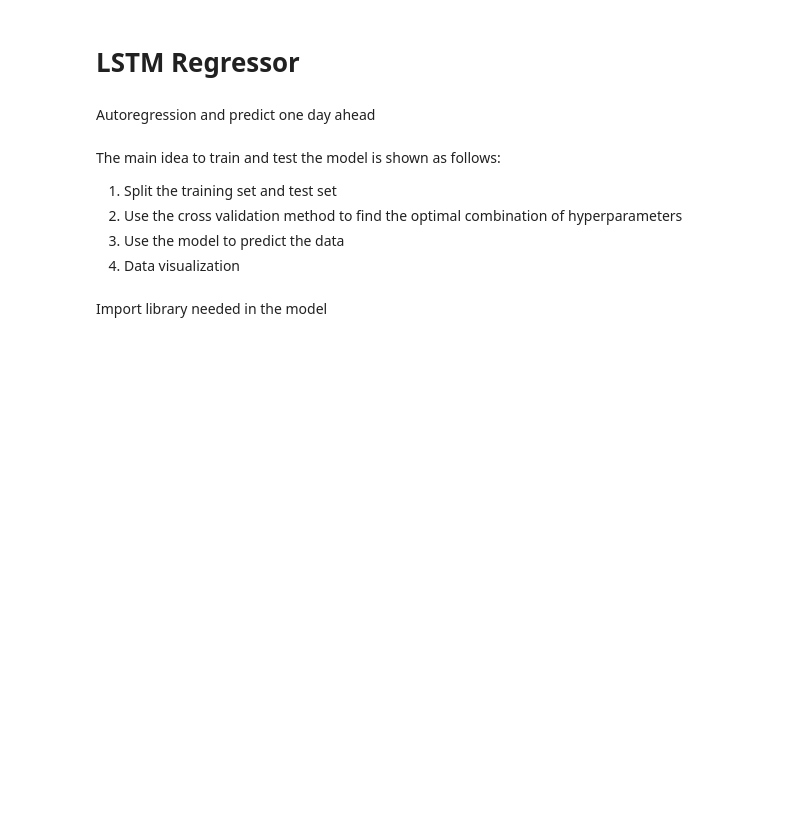
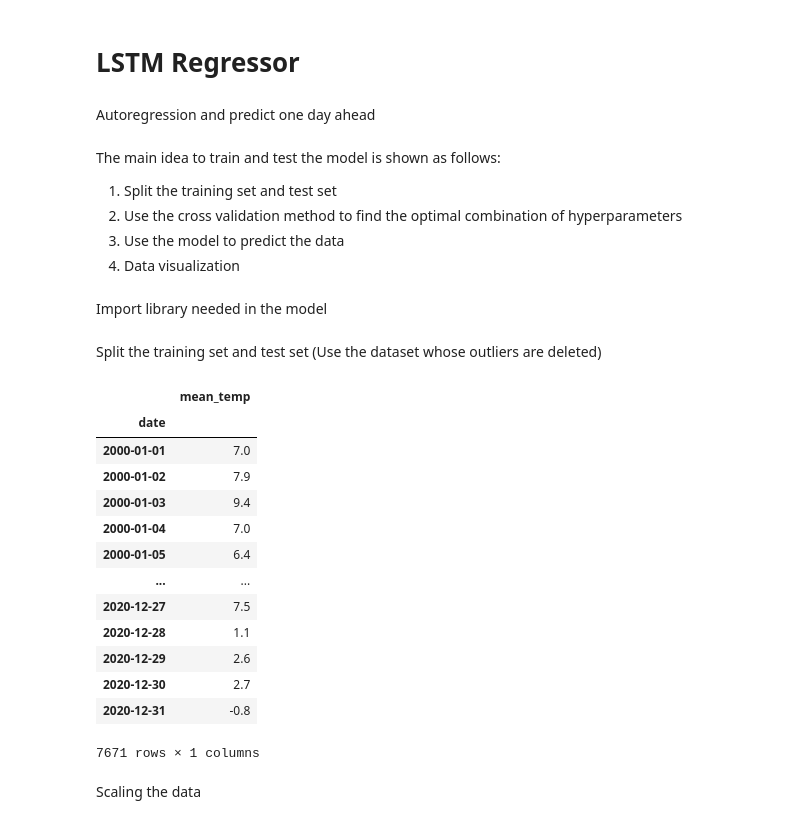
Before and after one commit to xiaoma052023/FinalProject, a Jupyter notebook: Code/LSTM_OneDayAhead.ipynb, the cells around one changed output. Drawn from its saved outputs; the diff is of its cells as text; code cells hidden in the pictures; blank space fills up the shorter version.

```diff
--- a/Code/LSTM_OneDayAhead.ipynb
+++ b/Code/LSTM_OneDayAhead.ipynb
@@ -26,0 +23,33 @@ import seaborn as sns
+# %% [markdown]
+Split the training set and test set
+(Use the dataset whose outliers are deleted)
+# %%
+df=pd.read_csv('../dataset_for_analysis/data_weather_new1.csv',parse_dates=['date'])
+df.set_index('date', inplace=True)
+
+# Select the data used for model training
+start_date='2000-01-01'
+end_date='2020-12-31'
+training_data=df[start_date:end_date]
+
+X_mean_temp=training_data[['mean_temp']]
+X_precipitation=training_data[['precipitation']]
+# %%
+X_mean_temp
+# %% [output]
+|  | mean_temp |
+| date |  |
+| 2000-01-01 | 7.0 |
+| 2000-01-02 | 7.9 |
+| 2000-01-03 | 9.4 |
+| 2000-01-04 | 7.0 |
+| 2000-01-05 | 6.4 |
+| ... | ... |
+| 2020-12-27 | 7.5 |
+| 2020-12-28 | 1.1 |
+| 2020-12-29 | 2.6 |
+| 2020-12-30 | 2.7 |
+| 2020-12-31 | -0.8 |
+7671 rows × 1 columns
+# %% [markdown]
+Scaling the data
```
Also changed, not shown: parts of 30 cells of this notebook, 37 other files.
